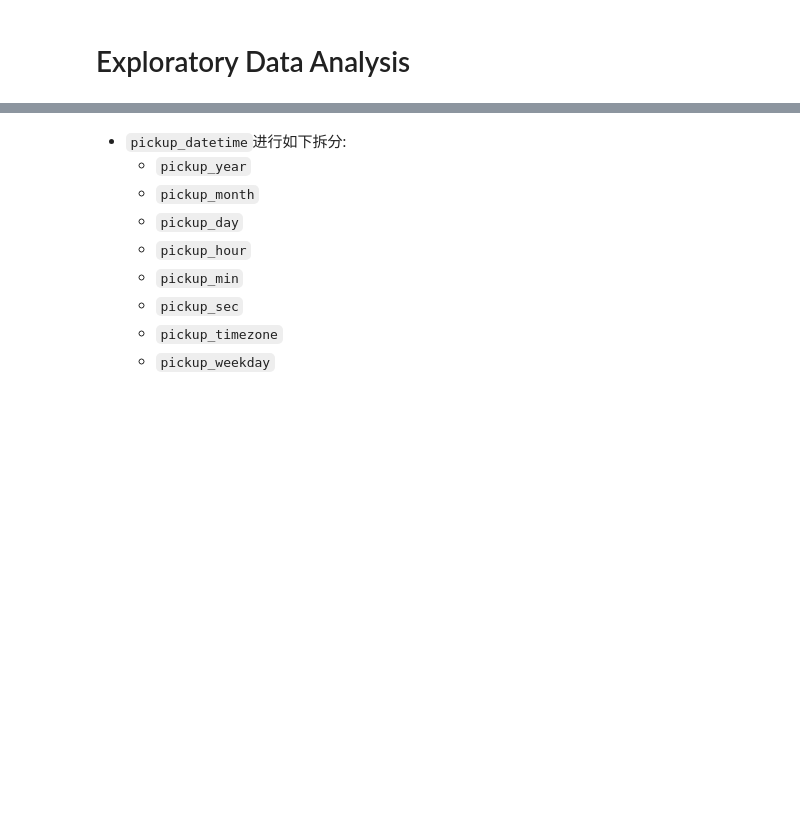
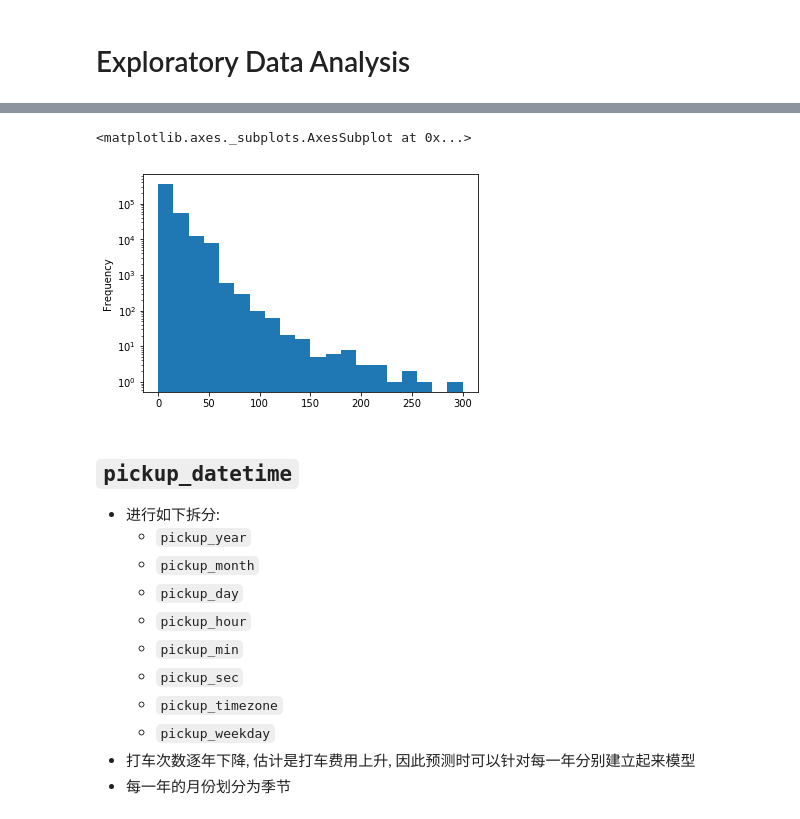
Before and after one commit to ShuaiHuang/kaggle-new-york-city-taxi-fare-prediction, a Jupyter notebook: code/exploratory-data-analysis.ipynb, the cells around one changed output, grey strips where cells are left out. Cells and saved outputs as stored; diff of their text form; code cells hidden in the pictures; blank space fills up the shorter version.

```diff
--- a/code/exploratory-data-analysis.ipynb
+++ b/code/exploratory-data-analysis.ipynb
@@ -34,0 +80,3 @@ df.head()
+# %%
+df = df[df['fare_amount'] > 0]
+df.info()
@@ -35,5 +104,12 @@ df.head()
+# %%
+df['fare_amount'].plot.hist(bins=20, logy=True)
+# %% [output]
+<matplotlib.axes._subplots.AxesSubplot at 0x...>
+[figure, added]
 # %% [markdown]
-- `pickup_datetime`进行如下拆分:
+## `pickup_datetime`
+
+- 进行如下拆分:
     + `pickup_year`
     + `pickup_month`
     + `pickup_day`
@@ -42,3 +118,5 @@ df.head()
     + `pickup_sec`
     + `pickup_timezone`
     + `pickup_weekday`
+- 打车次数逐年下降, 估计是打车费用上升, 因此预测时可以针对每一年分别建立起来模型
+- 每一年的月份划分为季节
```
Also changed, not shown: parts of 12 cells of this notebook.
